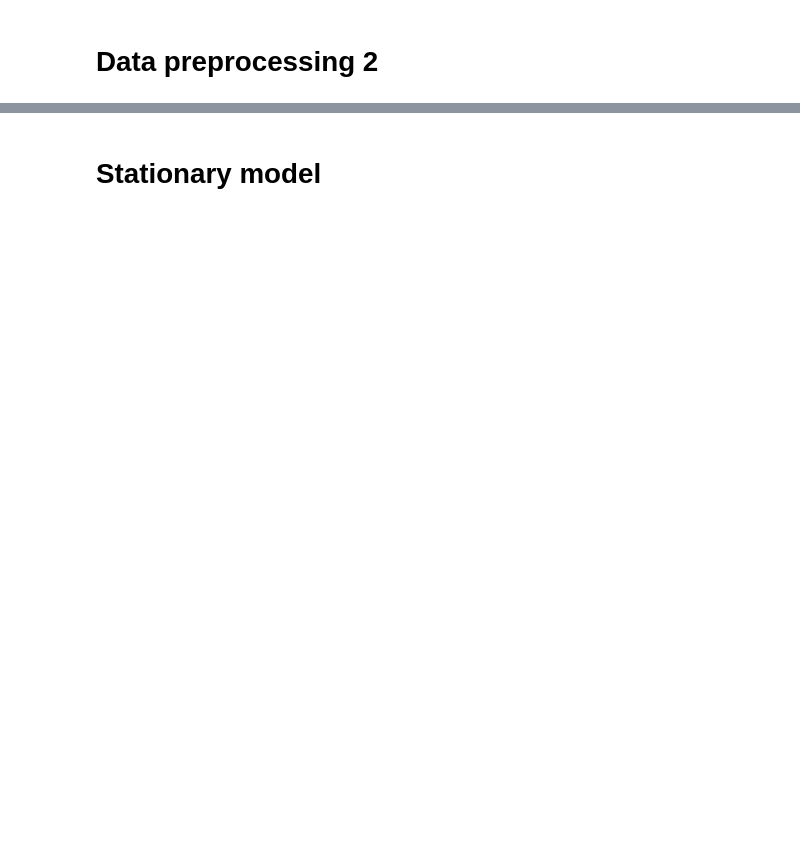
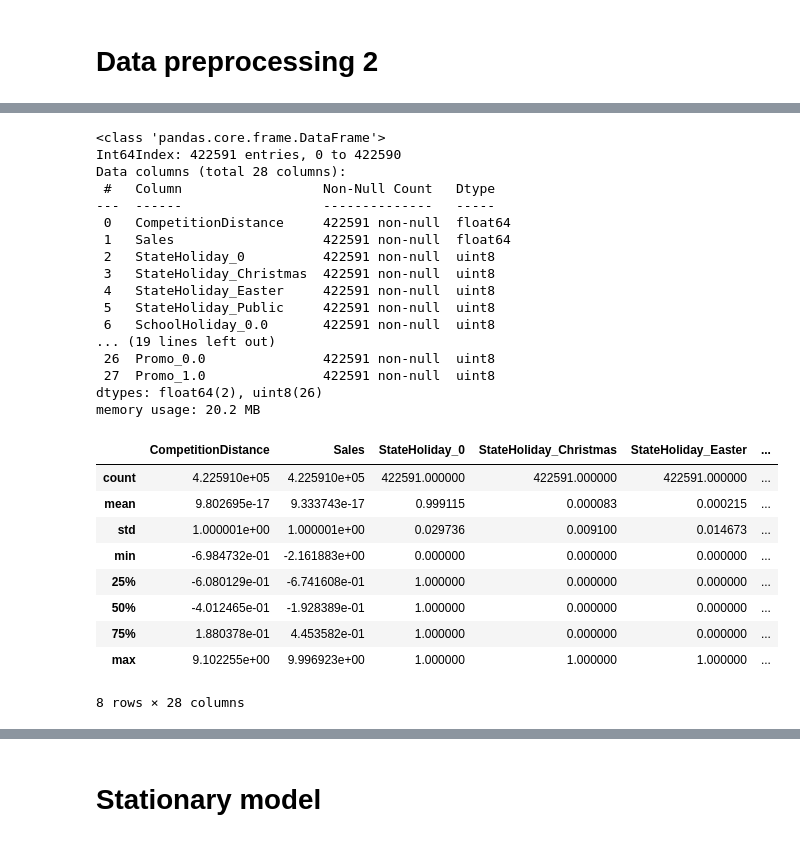
Before and after one commit to igivis7/dsr28_minicomp_team1, a Jupyter notebook: Sabine full analysis.ipynb, the cells around one changed output, grey strips where cells are left out. Drawn from its saved outputs; the diff is of its cells as text; code cells hidden in the pictures; blank space fills up the shorter version.

Commit message:
preprocessed train

```diff
--- a/Sabine full analysis.ipynb
+++ b/Sabine full analysis.ipynb
@@ -150,6 +145,7 @@ from sklearn.base import BaseEstimator, TransformerMixin
 from sklearn.impute import SimpleImputer
 from sklearn.pipeline import Pipeline
 from sklearn.preprocessing import StandardScaler
+from statsmodels.tsa.stattools import adfuller
 
 class DataFrameSelector(BaseEstimator, TransformerMixin):
     def __init__(self, attribute_names):
@@ -171,22 +167,23 @@ def map_store_category(data, mapping):
     for store, cat in mapping.items():
         data.loc[data['Store'] == store, 'Store_cat'] = cat
 
+store = pd.read_csv('data/store.csv')
 
-def preprocess(data):
+def preprocess(data, validate=False):
 
     # remove stores with nan id
     # remove rows with Sales=0
-    # remove column "Customers"
-    data.drop(columns = "Customers", inplace=True)
+
     data = data[data['Sales'] > 0]
     data = data[data['Store'] > 0]
 
     # clean up State holiday
-    train_data['StateHoliday'] = train_data['StateHoliday'].replace(0.0, "0")
-    train_data['StateHoliday'] = train_data['StateHoliday'].replace("0", "No")
-    train_data['StateHoliday'] = train_data['StateHoliday'].replace("a", "Public")
-    train_data['StateHoliday'] = train_data['StateHoliday'].replace("b", "Easter")
-    train_data['StateHoliday'] = train_data['StateHoliday'].replace("c", "Christmas")
+    data['StateHoliday'] = data['StateHoliday'].replace(0.0, 0)
+ #   data['StateHoliday'] = data['StateHoliday'].replace("0", "No")
+    data['StateHoliday'] = data['StateHoliday'].replace("a", "Public")
+    data['StateHoliday'] = data['StateHoliday'].replace("b", "Easter")
+    data['StateHoliday'] = data['StateHoliday'].replace("c", "Christmas")
+
 
     # create new category store_cat based on mapping
     map_store_category(data, mapping)
@@ -203,14 +200,15 @@ def preprocess(data):
     impute_mode = ['SchoolHoliday', 'StateHoliday', "Promo"]
     cat_pipeline = Pipeline([
         ('selector', DataFrameSelector(impute_mode)),
-        ('imputer', SimpleImputer(strategy="most_frequent")),
+        ('imputer', SimpleImputer(strategy="constant", fill_value = 0)),
     ])
     data_tr = cat_pipeline.fit_transform(data)
+
     data.loc[:, impute_mode] = data_tr
 
     # feature categories
     categorical_features = ['StateHoliday', 'SchoolHoliday', 'Store_cat', 'StoreType', 'Assortment',
-                  'Month', 'DayOfWeek', 'Promo']
+                  'DayOfWeek', 'Promo'] #, 'Months']
     numerical_features = ['CompetitionDistance', ]
     target = ['Sales']
 
@@ -218,8 +216,9 @@ def preprocess(data):
 
     # use only 'keep_features', do one-hot encoding on categories
     data = data.loc[:, keep_features]
-    data.loc[:, one_hot_encode]  = data.loc[:, one_hot_encode].astype(str)
-    data = pd.get_dummies(data, drop_first=True)
+   # print(data.head())
+    data.loc[:, categorical_features]  = data.loc[:, categorical_features].astype(str)
+    data = pd.get_dummies(data) #, drop_first=True)
 
 
     # Scale target and distance
@@ -230,6 +229,9 @@ def preprocess(data):
 
     ])
 
-    data_tr = num_pipeline.fit_transform(data)
+    if validate:
+        data_tr = num_pipeline.transform(data)
+    else:
+        data_tr = num_pipeline.fit_transform(data)
     data.loc[:, numerical_features + target] = data_tr
     return data
@@ -308,6 +237,0 @@ fig.show()
-# %%
-store = pd.read_csv('data/store.csv')
-newtrain = newtrain_set
-# merge store and sales
-
-merge_data = pd.merge(newtrain, store, how='left', on='Store')
@@ -315,0 +255,31 @@ merge_data.head()
+# %%
+transformed_train.info()
+transformed_train.describe()
+# %% [output]
+<class 'pandas.core.frame.DataFrame'>
+Int64Index: 422591 entries, 0 to 422590
+Data columns (total 28 columns):
+ #   Column                  Non-Null Count   Dtype
+---  ------                  --------------   -----
+ 0   CompetitionDistance     422591 non-null  float64
+ 1   Sales                   422591 non-null  float64
+ 2   StateHoliday_0          422591 non-null  uint8
+ 3   StateHoliday_Christmas  422591 non-null  uint8
+ 4   StateHoliday_Easter     422591 non-null  uint8
+ 5   StateHoliday_Public     422591 non-null  uint8
+ 6   SchoolHoliday_0.0       422591 non-null  uint8
+... (19 lines left out)
+ 26  Promo_0.0               422591 non-null  uint8
+ 27  Promo_1.0               422591 non-null  uint8
+dtypes: float64(2), uint8(26)
+memory usage: 20.2 MB
+|  | CompetitionDistance | Sales | StateHoliday_0 | StateHoliday_Christmas | StateHoliday_Easter | ... |
+| count | 4.225910e+05 | 4.225910e+05 | 422591.000000 | 422591.000000 | 422591.000000 | ... |
+| mean | 9.802695e-17 | 9.333743e-17 | 0.999115 | 0.000083 | 0.000215 | ... |
+| std | 1.000001e+00 | 1.000001e+00 | 0.029736 | 0.009100 | 0.014673 | ... |
+| min | -6.984732e-01 | -2.161883e+00 | 0.000000 | 0.000000 | 0.000000 | ... |
+| 25% | -6.080129e-01 | -6.741608e-01 | 1.000000 | 0.000000 | 0.000000 | ... |
+| 50% | -4.012465e-01 | -1.928389e-01 | 1.000000 | 0.000000 | 0.000000 | ... |
+| 75% | 1.880378e-01 | 4.453582e-01 | 1.000000 | 0.000000 | 0.000000 | ... |
+| max | 9.102255e+00 | 9.996923e+00 | 1.000000 | 1.000000 | 1.000000 | ... |
+8 rows × 28 columns
```
Also changed, not shown: parts of 19 cells of this notebook, 1 other file.
